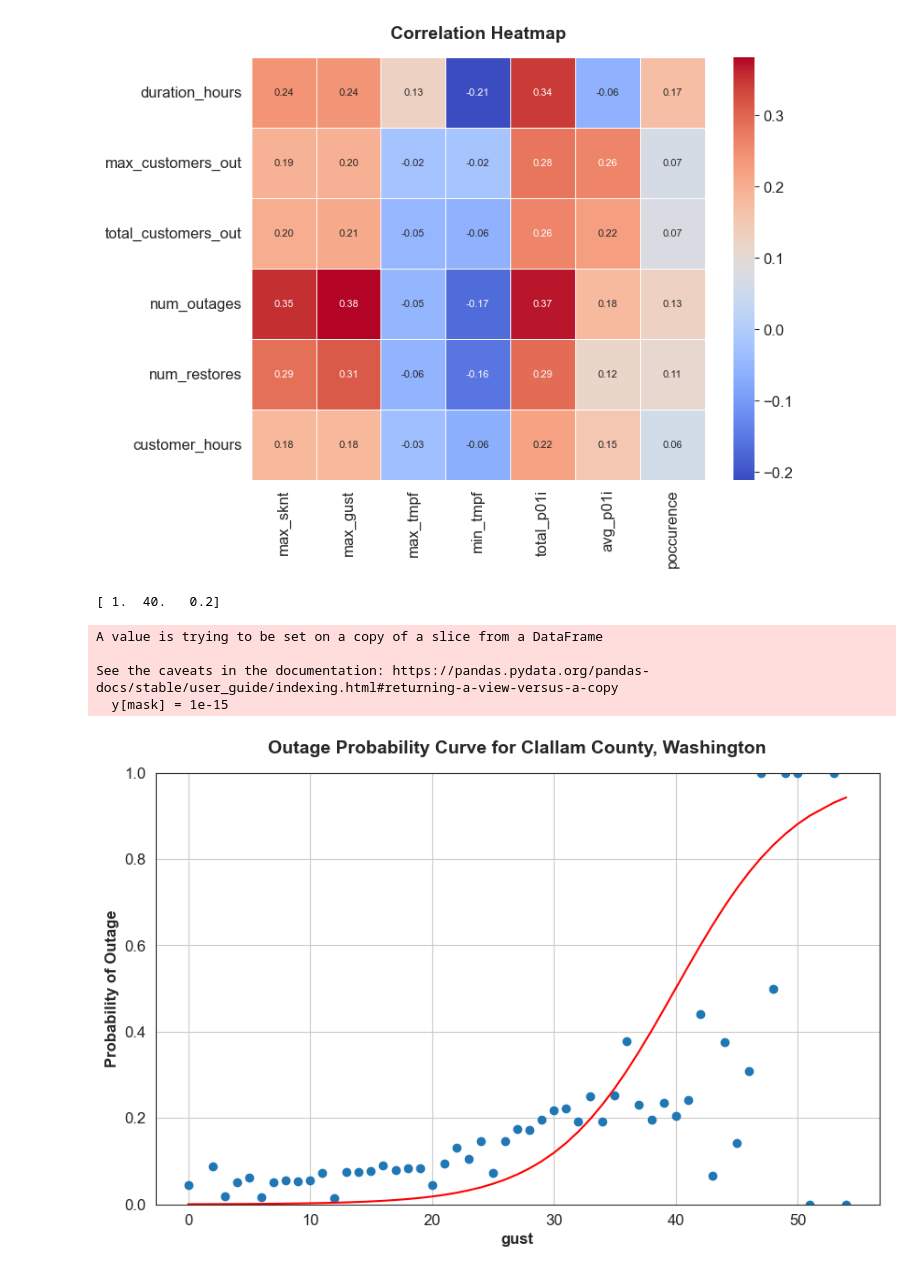
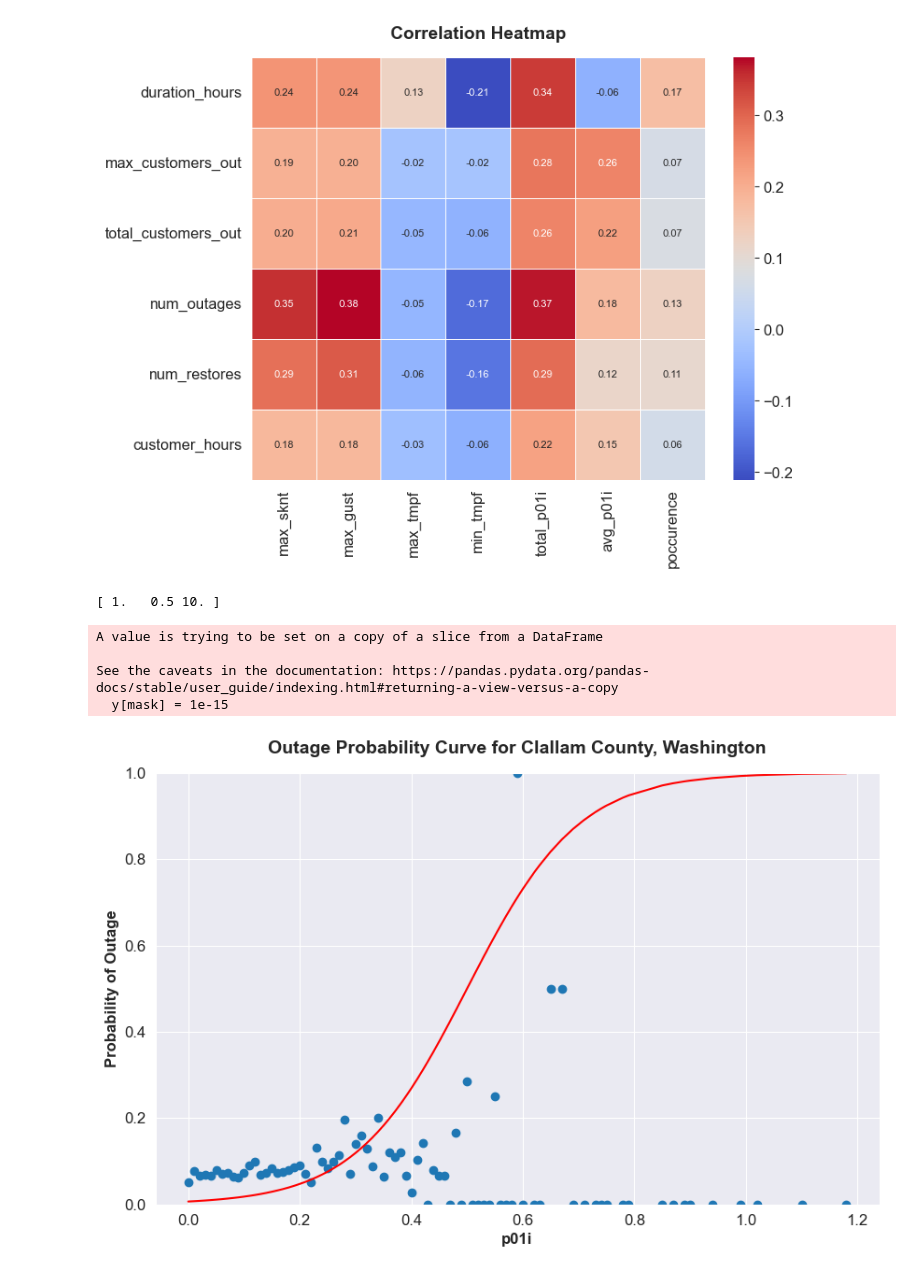
Before and after one commit to adhikariapsara/Outage_Analysis_eaglei, a Jupyter notebook: analysis_examples.ipynb, the cells around one changed output. Saved outputs shown, nothing was run; the diff lists cells and outputs as text; code cells hidden in the pictures.

```diff
--- a/analysis_examples.ipynb
+++ b/analysis_examples.ipynb
@@ -484,38 +471,38 @@ def parabola(x,a,b,c):
     y=a*(x**2)+b*x+c
     return y
 
-weather_variable='gust'
+weather_variable='p01i'
 
 df_prob=ds_merged[[weather_variable,'customers_out']].to_dataframe()
-df_prob[weather_variable] = myround(df_prob[weather_variable],1)
+df_prob[weather_variable] = myround(df_prob[weather_variable],0.01)
 df_prob['outage']=(df_prob['customers_out'] > 10).astype(int)
 df_prob_group = (df_prob.groupby([weather_variable], as_index=False).agg(
     freq=(weather_variable, 'count'),
     outage=('outage','mean')
 ))
 
 x=df_prob_group[weather_variable]
 y=df_prob_group['outage']
 sigma = 1 / np.sqrt(df_prob_group['freq'])
 
 plt.scatter(x,y, label='Raw Binned Data')
 
 mask = y == 0
 y[mask] = 1e-15
 # popt, pcov = curve_fit(parabola,x, y,p0=[2.99e-4,-0.026,0.6])
-popt, pcov = curve_fit(sigmoid,x, y,p0=[1,40,0.2],sigma=sigma,absolute_sigma=False,maxfev=20000)
+popt, pcov = curve_fit(sigmoid,x, y,p0=[1,0.5,10],sigma=sigma,absolute_sigma=False,maxfev=20000)
 print(popt)
 plt.plot(df_prob_group[weather_variable], sigmoid(df_prob_group[weather_variable], *popt), 'r-', label="Fitted Curve")
 
 plt.xlabel(weather_variable)
 plt.ylabel('Probability of Outage')
 plt.ylim(0,1)
 plt.title(f'Outage Probability Curve for {county} County, {state}')
 plt.grid(True)
 # %% [output]
-[ 1.  40.   0.2]
+[ 1.   0.5 10. ]
 A value is trying to be set on a copy of a slice from a DataFrame
 
 See the caveats in the documentation: https://pandas.pydata.org/pandas-docs/stable/user_guide/indexing.html#returning-a-view-versus-a-copy
   y[mask] = 1e-15
-[figure, old version]
+[figure, new version]
```
Also changed, not shown: parts of 3 cells of this notebook, 5 other files.
